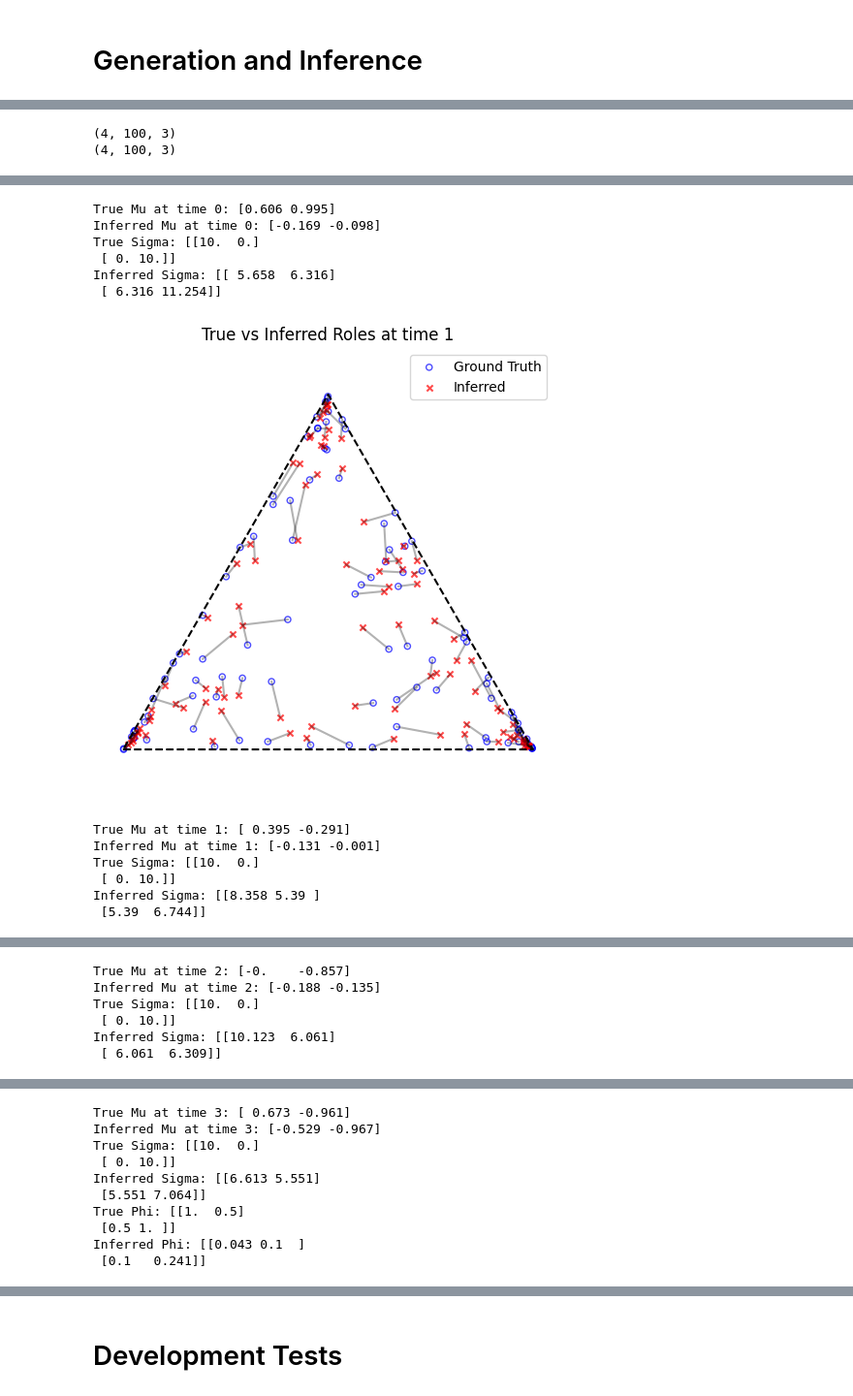
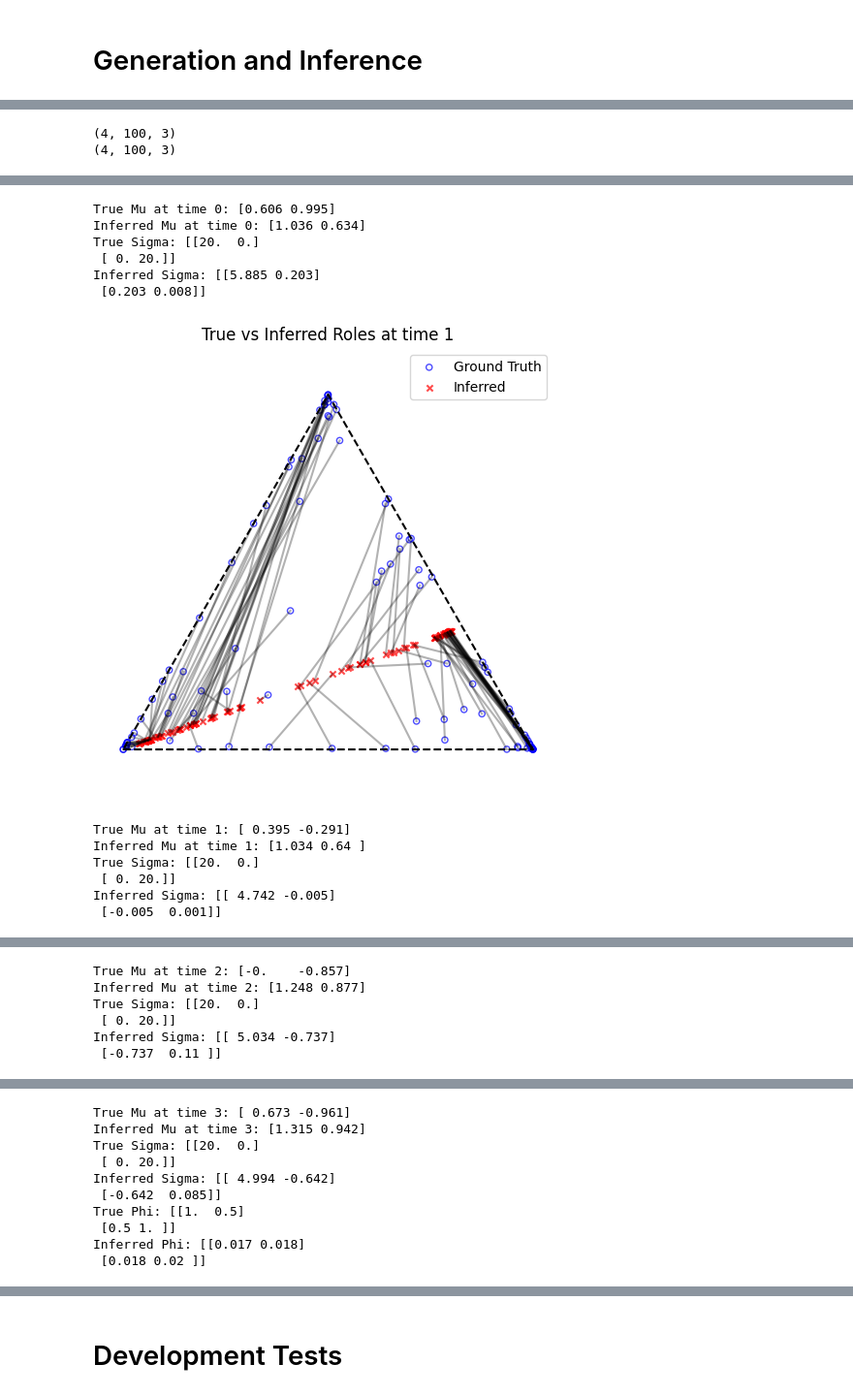
Before and after one commit to LaosAntreas/dMMSB, a Jupyter notebook: dMMSB.ipynb, the cells around one changed output, grey strips where cells are left out. Shown at 97% size. Drawn from its saved outputs; the diff is of its cells as text; code cells hidden in the pictures.

```diff
--- a/dMMSB.ipynb
+++ b/dMMSB.ipynb
@@ -955,10 +947,10 @@ nu =  jnp.array([0,0]) # Use K-1 dimension
 #mu = jnp.tile(mu_0[None, :], (4, 1)) # Create a (T, K-1) array
 Phi = jnp.array([[1,.5],
                  [.5,1]], dtype=jnp.float32) * 1
-Sigma = jnp.tile(jnp.eye(2)[None, :, :], (4, 1, 1)) * 10 # Use K-1 dimension and T=4
+Sigma = jnp.tile(jnp.eye(2)[None, :, :], (4, 1, 1)) * 20 # Use K-1 dimension and T=4
 B = jnp.array([[1,0,0],
                [0,1,0],
-               [0,0,1]], dtype=jnp.float32)
+               [0,0,1]], dtype=jnp.float32) * .5
 
 
 
@@ -1018,15 +1034,3 @@ inferred_gammas = jnp.concatenate([best_model.gamma_tilde, jnp.zeros((best_model
 true_gammas = jnp.concatenate([gen_model.gamma_tilde, jnp.zeros((gen_model.T, gen_model.N, 1))], axis=-1) # shape (T,N,K)
 inferred_roles = softmax(inferred_gammas, axis=-1) # shape (T,N,K)
 true_roles = softmax(true_gammas, axis=-1) # shape (T,N,K)
-# %%
-permutaitons = [
-    [0,2,1],
-    [1,0,2],
-    [1,2,0],
-    [2,0,1],
-    [2,1,0]
-]
-print(inferred_roles.shape)
-print(inferred_roles[0,:,permutaitons[0]].shape)
-for perm in permutaitons:
-    plot_roles(true_roles[0], inferred_roles[0][:,perm], title=f"Permutation {perm}")
@@ -1043,20 +1039,20 @@ permutation = [1,2,0] # Manually chosen based on visual inspection
 print(inferred_roles.shape)
 print(true_roles.shape)
 
+from itertools import permutations
 
-def compute_best_permutation(true_roles, inferred_roles, permutations):
+def compute_best_permutation(true_roles, inferred_roles):
     best_perm = None
     best_loss = jnp.inf
-    for perm in permutations:
+    for perm in permutations(range(true_roles.shape[-1])):
         loss = jnp.mean(jnp.abs(true_roles - inferred_roles[:, perm]))
         if loss < best_loss:
             best_loss = loss
             best_perm = perm
     return best_perm
 
-
 for t in range(E_sample.shape[0]):
-    perm = compute_best_permutation(true_roles[t], inferred_roles[t], permutaitons)
+    perm = compute_best_permutation(true_roles[t], inferred_roles[t])
     plot_roles(true_roles[t], inferred_roles[t][:, perm], title=f"True vs Inferred Roles at time {t}")
     print(f"True Mu at time {t}: {gen_model.mu[t]}")
     print(f"Inferred Mu at time {t}: {best_model.mu[t]}")
@@ -1071,13 +1067,13 @@ print("Inferred Phi:", best_model.Phi)
 True Mu at time 0: [0.606 0.995]
-Inferred Mu at time 0: [-0.169 -0.098]
-True Sigma: [[10.  0.]
- [ 0. 10.]]
-Inferred Sigma: [[ 5.658  6.316]
- [ 6.316 11.254]]
+Inferred Mu at time 0: [1.036 0.634]
+True Sigma: [[20.  0.]
+ [ 0. 20.]]
+Inferred Sigma: [[5.885 0.203]
+ [0.203 0.008]]
-[figure, old version]
+[figure, new version]
 True Mu at time 1: [ 0.395 -0.291]
-Inferred Mu at time 1: [-0.131 -0.001]
-True Sigma: [[10.  0.]
- [ 0. 10.]]
-Inferred Sigma: [[8.358 5.39 ]
- [5.39  6.744]]
+Inferred Mu at time 1: [1.034 0.64 ]
+True Sigma: [[20.  0.]
+ [ 0. 20.]]
+Inferred Sigma: [[ 4.742 -0.005]
+ [-0.005  0.001]]
@@ -1085,6 +1081,6 @@ Inferred Sigma: [[8.358 5.39 ]
 True Mu at time 2: [-0.    -0.857]
-Inferred Mu at time 2: [-0.188 -0.135]
-True Sigma: [[10.  0.]
- [ 0. 10.]]
-Inferred Sigma: [[10.123  6.061]
- [ 6.061  6.309]]
+Inferred Mu at time 2: [1.248 0.877]
+True Sigma: [[20.  0.]
+ [ 0. 20.]]
+Inferred Sigma: [[ 5.034 -0.737]
+ [-0.737  0.11 ]]
@@ -1092,10 +1088,10 @@ Inferred Sigma: [[10.123  6.061]
 True Mu at time 3: [ 0.673 -0.961]
-Inferred Mu at time 3: [-0.529 -0.967]
-True Sigma: [[10.  0.]
- [ 0. 10.]]
-Inferred Sigma: [[6.613 5.551]
- [5.551 7.064]]
+Inferred Mu at time 3: [1.315 0.942]
+True Sigma: [[20.  0.]
+ [ 0. 20.]]
+Inferred Sigma: [[ 4.994 -0.642]
+ [-0.642  0.085]]
 True Phi: [[1.  0.5]
  [0.5 1. ]]
-Inferred Phi: [[0.043 0.1  ]
- [0.1   0.241]]
+Inferred Phi: [[0.017 0.018]
+ [0.018 0.02 ]]
```
Also changed, not shown: parts of 10 cells of this notebook, 1 other file.
